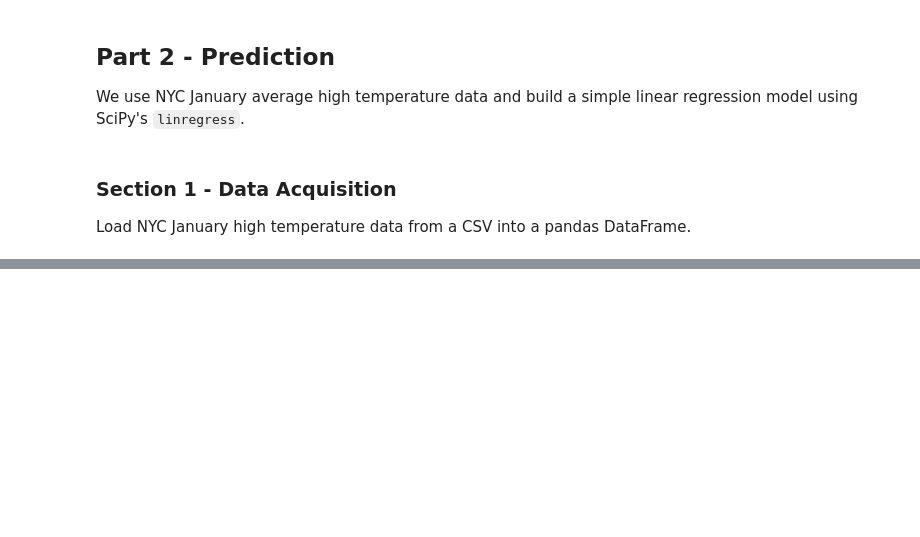
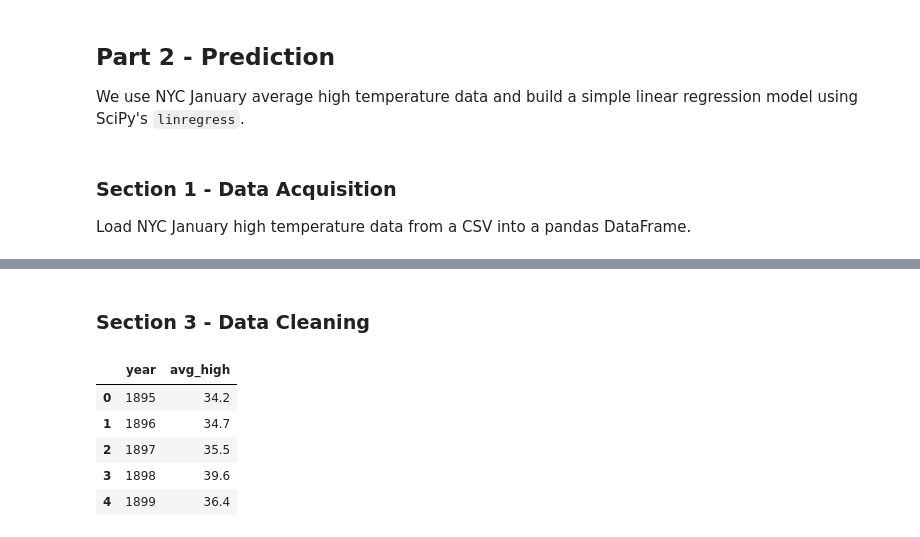
Before and after one commit to gracetulsi/datafun-07-ml, a Jupyter notebook: notebooks/gracetulsi_ml.ipynb, the cells around one changed output, grey strips where cells are left out. Saved outputs shown, nothing was run; the diff lists cells and outputs as text; code cells hidden in the pictures; blank space fills up the shorter version.

```diff
--- a/notebooks/gracetulsi_ml.ipynb
+++ b/notebooks/gracetulsi_ml.ipynb
@@ -89,0 +108,20 @@ Error:
+# %% [markdown]
+### Section 3 - Data Cleaning
+# %%
+nyc_df = nyc_df.rename(
+    columns={"Date": "date", "Value": "avg_high", "Anomaly": "anomaly"}
+)
+nyc_df["year"] = (nyc_df["date"] // 100).astype(int)
+
+nyc_clean = (
+    nyc_df[["year", "avg_high"]].dropna().sort_values("year").reset_index(drop=True)
+)
+
+nyc_clean.head()
+# %% [output]
+|  | year | avg_high |
+| 0 | 1895 | 34.2 |
+| 1 | 1896 | 34.7 |
+| 2 | 1897 | 35.5 |
+| 3 | 1898 | 39.6 |
+| 4 | 1899 | 36.4 |
```
Also changed, not shown: parts of 12 cells of this notebook.
